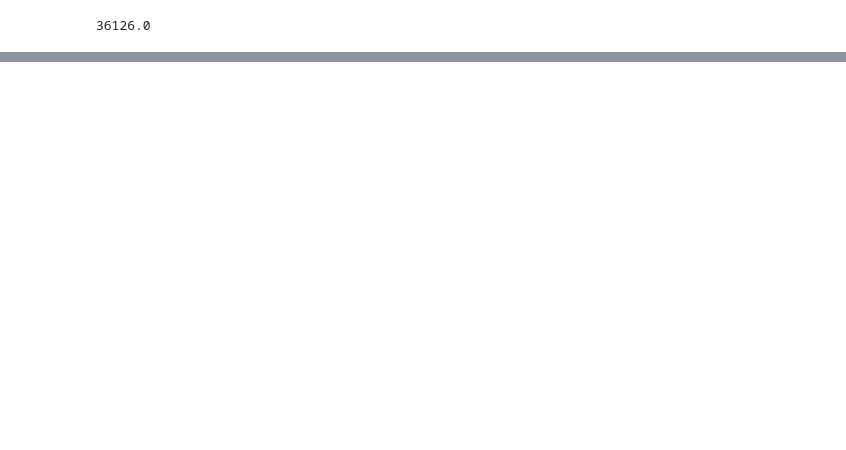
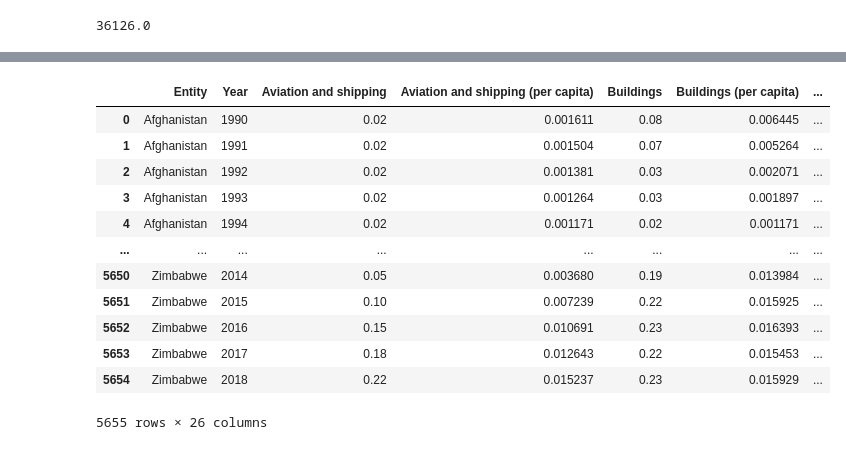
Before and after one commit to gyleodhis/rabetafrica, a Jupyter notebook: dev_book.ipynb, the cells around one changed output, grey strips where cells are left out. Cells and saved outputs as stored; diff of their text form; code cells hidden in the pictures; blank space fills up the shorter version.

```diff
--- a/dev_book.ipynb
+++ b/dev_book.ipynb
@@ -232,0 +256,24 @@ func_continent()['new_cases'].sum()
+# %%
+#Carbon dioxide (CO₂) emissions broken down by sector, measured in tonnes per year.
+# cos_sector = 'https://raw.githubusercontent.com/gyleodhis/owid-datasets/master/datasets/CO2%20emissions%20by%20sector%20(CAIT%2C%202021)/CO2%20emissions%20by%20sector%20(CAIT%2C%202021).csv'
+cos_sector = ('assets/CO₂_Sector.csv')
+def carbon_dioxide():
+    cos_sector_df = load_data(cos_sector)
+    cos_sector_df.drop(cos_sector_df.columns[[0]], axis=1, inplace=True)
+#     cos_sector_df.to_csv('assets/CO₂_Sector.csv')
+    return cos_sector_df
+carbon_dioxide()
+# %% [output]
+|  | Entity | Year | Aviation and shipping | Aviation and shipping (per capita) | Buildings | Buildings (per capita) | ... |
+| 0 | Afghanistan | 1990 | 0.02 | 0.001611 | 0.08 | 0.006445 | ... |
+| 1 | Afghanistan | 1991 | 0.02 | 0.001504 | 0.07 | 0.005264 | ... |
+| 2 | Afghanistan | 1992 | 0.02 | 0.001381 | 0.03 | 0.002071 | ... |
+| 3 | Afghanistan | 1993 | 0.02 | 0.001264 | 0.03 | 0.001897 | ... |
+| 4 | Afghanistan | 1994 | 0.02 | 0.001171 | 0.02 | 0.001171 | ... |
+| ... | ... | ... | ... | ... | ... | ... | ... |
+| 5650 | Zimbabwe | 2014 | 0.05 | 0.003680 | 0.19 | 0.013984 | ... |
+| 5651 | Zimbabwe | 2015 | 0.10 | 0.007239 | 0.22 | 0.015925 | ... |
+| 5652 | Zimbabwe | 2016 | 0.15 | 0.010691 | 0.23 | 0.016393 | ... |
+| 5653 | Zimbabwe | 2017 | 0.18 | 0.012643 | 0.22 | 0.015453 | ... |
+| 5654 | Zimbabwe | 2018 | 0.22 | 0.015237 | 0.23 | 0.015929 | ... |
+5655 rows × 26 columns
```
Also changed, not shown: parts of 8 cells of this notebook, 5 other files.
